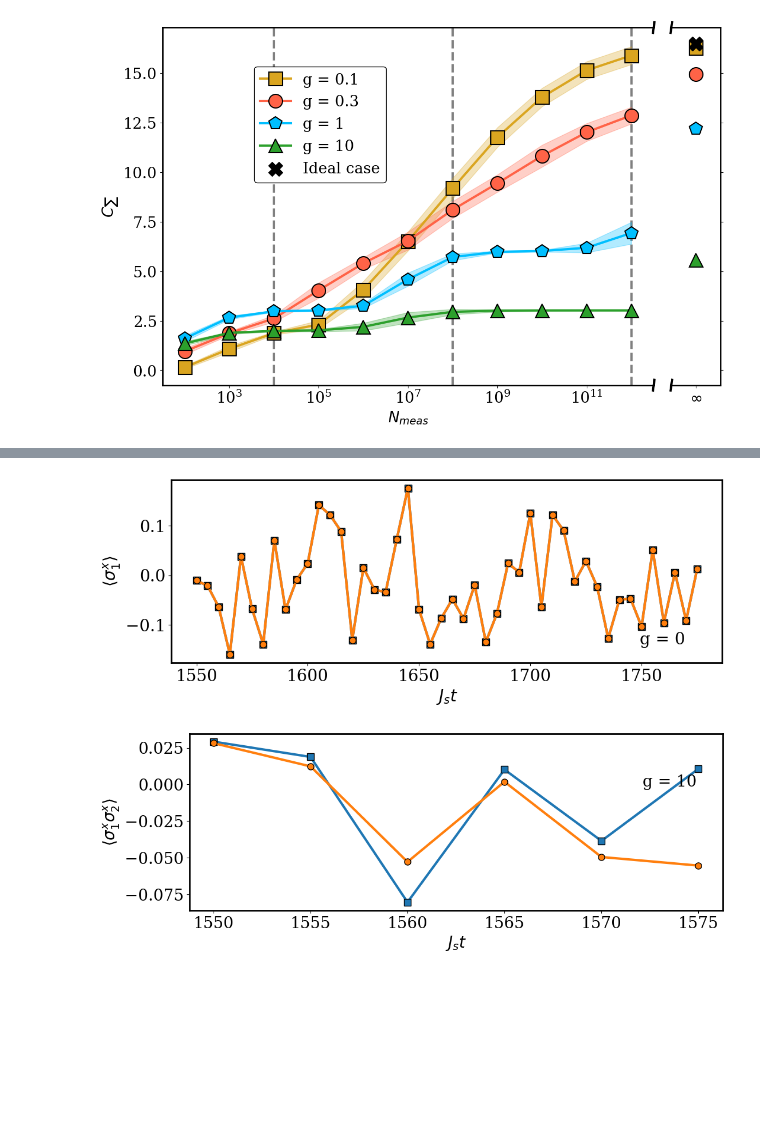
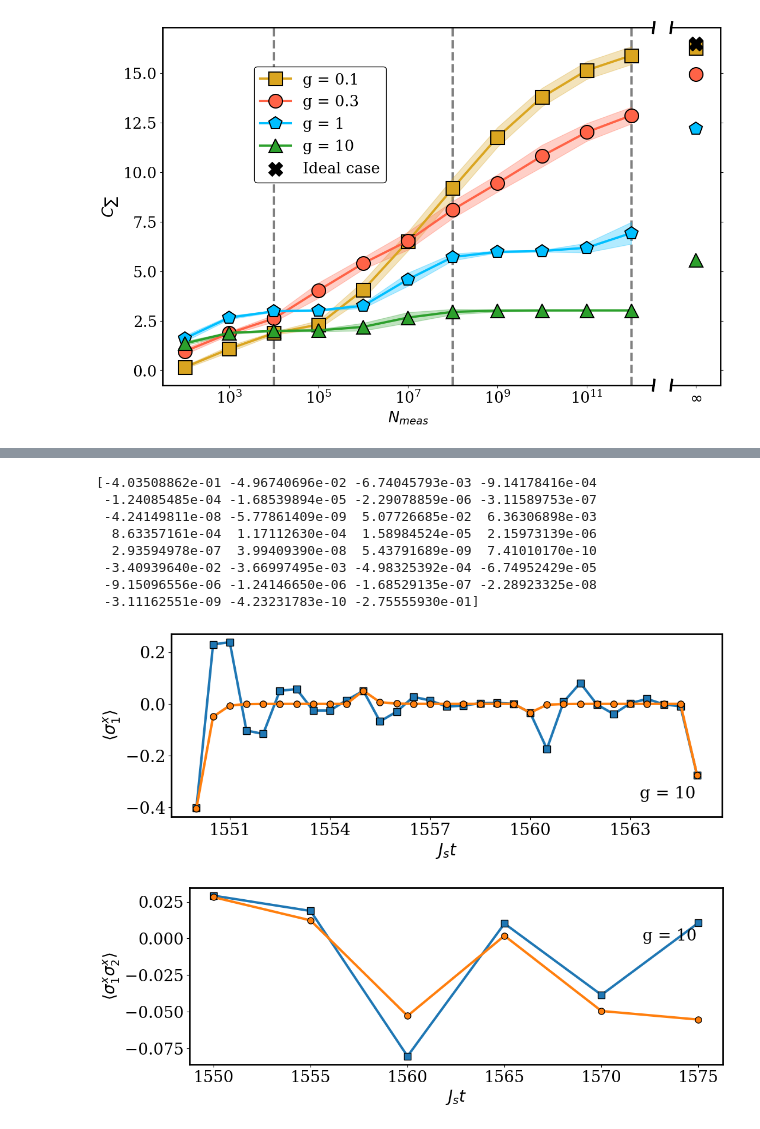
Before and after one commit to Mate1Coll/Neural-Network-in-Deep-Quantum-Classical-Architectures, a Jupyter notebook: test.ipynb, the cells around one changed output, grey strips where cells are left out. Drawn from its saved outputs; the diff is of its cells as text; code cells hidden in the pictures; blank space fills up the shorter version.

```diff
--- a/test.ipynb
+++ b/test.ipynb
@@ -421,7 +428,7 @@ def obs_dynamics_comparison(L, Js, h, W, Vmp, task_name, dt=10, L_max=1, MeasStr
 	t_inj = np.arange(t_length, step=dt)
 
 	idx_min = 310
-	idx_max = 355
+	idx_max = 313
 
 	fig, ax = plt.subplots(figsize=(12,4))
 	sx_inp = [qutip.expect(qutip.sigmax(), i) for i in inp]
@@ -440,13 +447,23 @@ def obs_dynamics_comparison(L, Js, h, W, Vmp, task_name, dt=10, L_max=1, MeasStr
 	loc1 = 0.85; loc2 = 0.1; text = f'g = {MeasStr}'
 	ax.text(loc1, loc2, text, transform=ax.transAxes)
 
+	print(noisy_loc_obs_ordered[i,idx_min*Vmp:idx_max*Vmp+1])
+
 	plt.show()
 
 	return
 # %%
-obs_dynamics_comparison(L=5, Js=1, h=3, W=0.01, Vmp=1, task_name='Qinp', dt=5, L_max=1, MeasStr=0)
+obs_dynamics_comparison(L=9, Js=1, h=3, W=0.01, Vmp=10, task_name='Qinp', dt=5, L_max=1, MeasStr=10)
 # %% [output]
+[-4.03508862e-01 -4.96740696e-02 -6.74045793e-03 -9.14178416e-04
+ -1.24085485e-04 -1.68539894e-05 -2.29078859e-06 -3.11589753e-07
+ -4.24149811e-08 -5.77861409e-09  5.07726685e-02  6.36306898e-03
+  8.63357161e-04  1.17112630e-04  1.58984524e-05  2.15973139e-06
+  2.93594978e-07  3.99409390e-08  5.43791689e-09  7.41010170e-10
+ -3.40939640e-02 -3.66997495e-03 -4.98325392e-04 -6.74952429e-05
+ -9.15096556e-06 -1.24146650e-06 -1.68529135e-07 -2.28923325e-08
+ -3.11162551e-09 -4.23231783e-10 -2.75555930e-01]
-[figure, old version]
+[figure, new version]
 # %%
 def corr_dynamics_comparison(L, Js, h, W, Vmp, task_name, dt=10, L_max=1, MeasStr=0.1):
 
```
Also changed, not shown: parts of 12 cells of this notebook, 4 other files.
